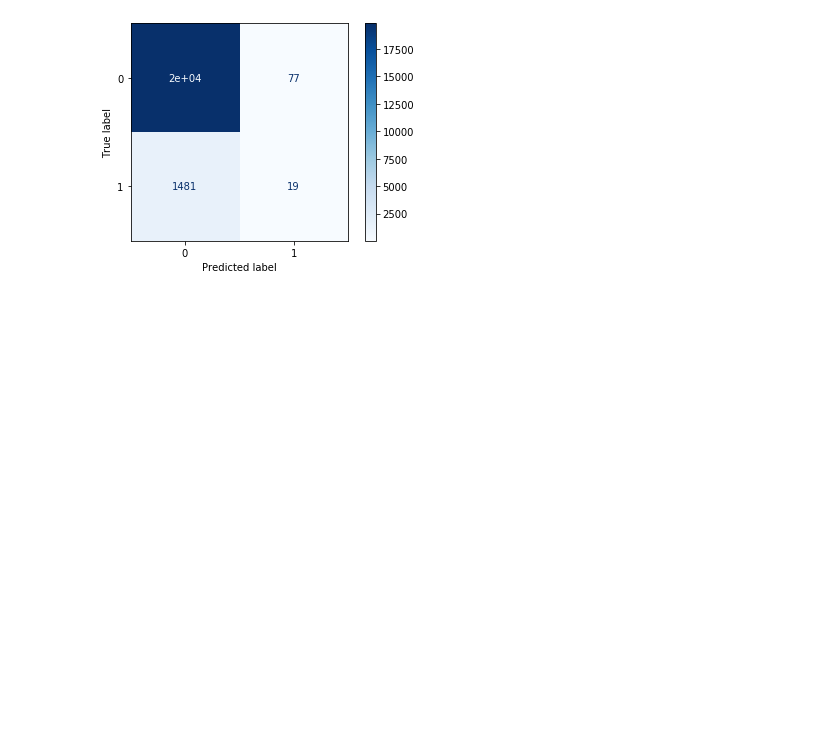
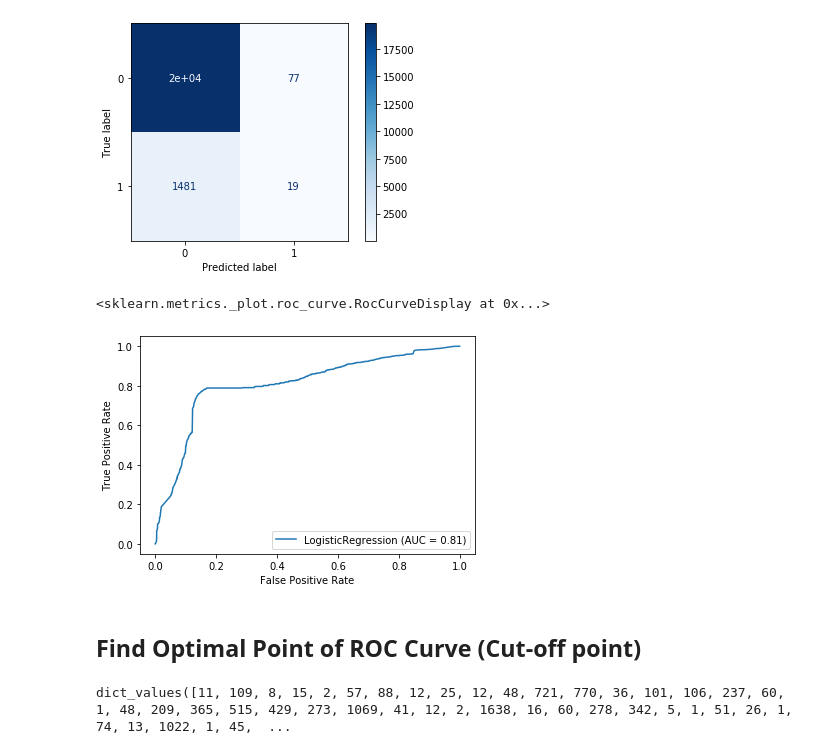
Before and after one commit to gui-ve-prog/sentiment_analysis, a Jupyter notebook: NLP_sentiment-analysis.ipynb, the cells around one changed output. Cells and saved outputs as stored; diff of their text form; code cells hidden in the pictures; blank space fills up the shorter version.

Commit message:
Implement ROC curve to find cut-off and more visualization to identify key words for classifying

```diff
--- a/NLP_sentiment-analysis.ipynb
+++ b/NLP_sentiment-analysis.ipynb
@@ -163,3 +165,10 @@ plot_confusion_matrix(lr, train_x_lr, train_y_lr,
 # %% [output]
 <sklearn.metrics._plot.confusion_matrix.ConfusionMatrixDisplay at 0x...>
 [figure]
+# %%
+plot_roc_curve(lr, train_x_lr, train_y_lr)
+# %% [output]
+<sklearn.metrics._plot.roc_curve.RocCurveDisplay at 0x...>
+[figure, added]
+# %% [markdown]
+## Find Optimal Point of ROC Curve (Cut-off point)
@@ -165,0 +210,4 @@ plot_confusion_matrix(lr, train_x_lr, train_y_lr,
+# %%
+freqs.values()
+# %% [output]
+dict_values([11, 109, 8, 15, 2, 57, 88, 12, 25, 12, 48, 721, 770, 36, 101, 106, 237, 60, 1, 48, 209, 365, 515, 429, 273, 1069, 41, 12, 2, 1638, 16, 60, 278, 342, 5, 1, 51, 26, 1, 74, 13, 1022, 1, 45,  ...
```
Also changed, not shown: parts of 7 cells of this notebook.
